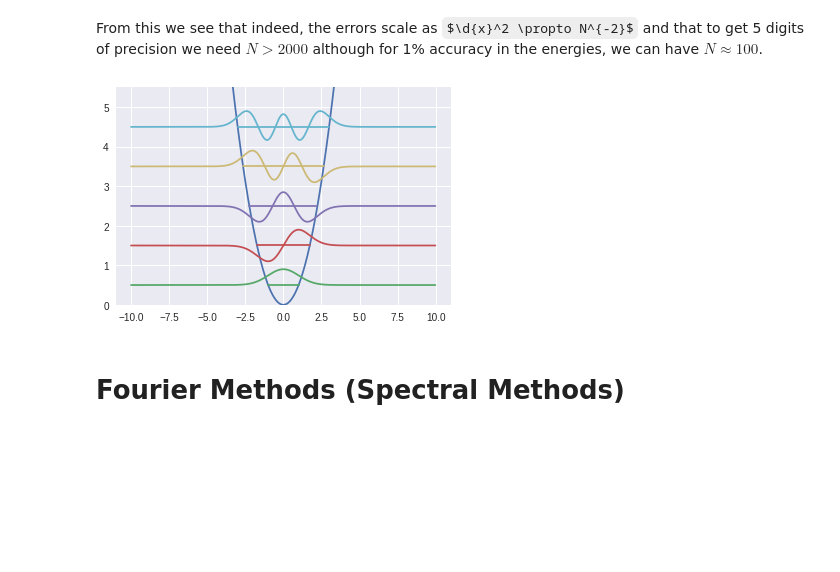
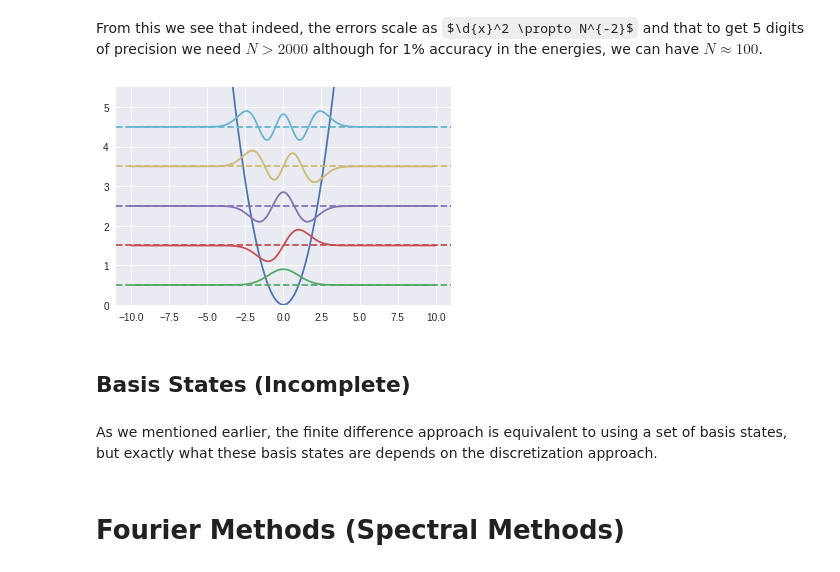
Before and after one commit to WSU-Physics-Courses/wsu_physics_450, a Jupyter notebook: Notebooks/Discretization.ipynb, the cells around one changed output. Drawn from its saved outputs; the diff is of its cells as text; code cells hidden in the pictures; some formulas as TeX source; blank space fills up the shorter version.

Commit message:
Started working on Fourier Basis.

```diff
--- a/Notebooks/Discretization.ipynb
+++ b/Notebooks/Discretization.ipynb
@@ -192,9 +279,10 @@ def get_x_H(N=128, L=20.0):
   dx = L/N
   n = np.arange(N)
   x = n*dx - L/2
-  D2 = (-2*np.diag(np.ones(N))         # Finite difference matrix
+  D2 = (-2*np.diag(np.ones(N))      # Finite difference matrix: Dirichlet
         + np.diag(np.ones(N-1), 1)
-        + np.diag(np.ones(N-1), -1))/dx**2
+        + np.diag(np.ones(N-1), -1)
+       )/dx**2
   K = -hbar**2*D2/2/m
   V = m*omega**2*np.diag(x**2)/2
   H = K + V
@@ -235,21 +323,25 @@ From this we see that indeed, the errors scale as $\d{x}^2 \propto N^{-2}$ and t
 # %%
 #@title Eigenstates of the Harmonic Oscillator { run: "auto", vertical-output: true }
 n_max = 5 #@param {type:"slider", min:5, max:30, step:1}
 
 x, H = get_x_H(N=1000)
 V = m*omega**2/2*x**2
 
 En, psi_n = np.linalg.eigh(H)
 plt.plot(x, V)
 for n in range(n_max):
   E = En[n]
   psi = psi_n[:, n]
-  x0 = np.sqrt(2*E/m/omega**2)
-  l, = plt.plot([-x0, x0], [E, E])
-  plt.plot(x, E + 0.4*hbar*omega*psi/abs(psi).max(), c=l.get_c())
+  l, = plt.plot(x, E + 0.4*hbar*omega*psi/abs(psi).max())
+  plt.axhline(E, ls='--', c=l.get_c())
 
 plt.ylim(0, En[n_max]);
 # %% [output]
-[figure, old version]
+[figure, new version]
+# %% [markdown]
+
+## Basis States (Incomplete)
+# %% [markdown]
+As we mentioned earlier, the finite difference approach is equivalent to using a set of basis states, but exactly what these basis states are depends on the discretization approach.
 # %% [markdown]
 # Fourier Methods (Spectral Methods)
```
Also changed, not shown: parts of 8 cells of this notebook.
